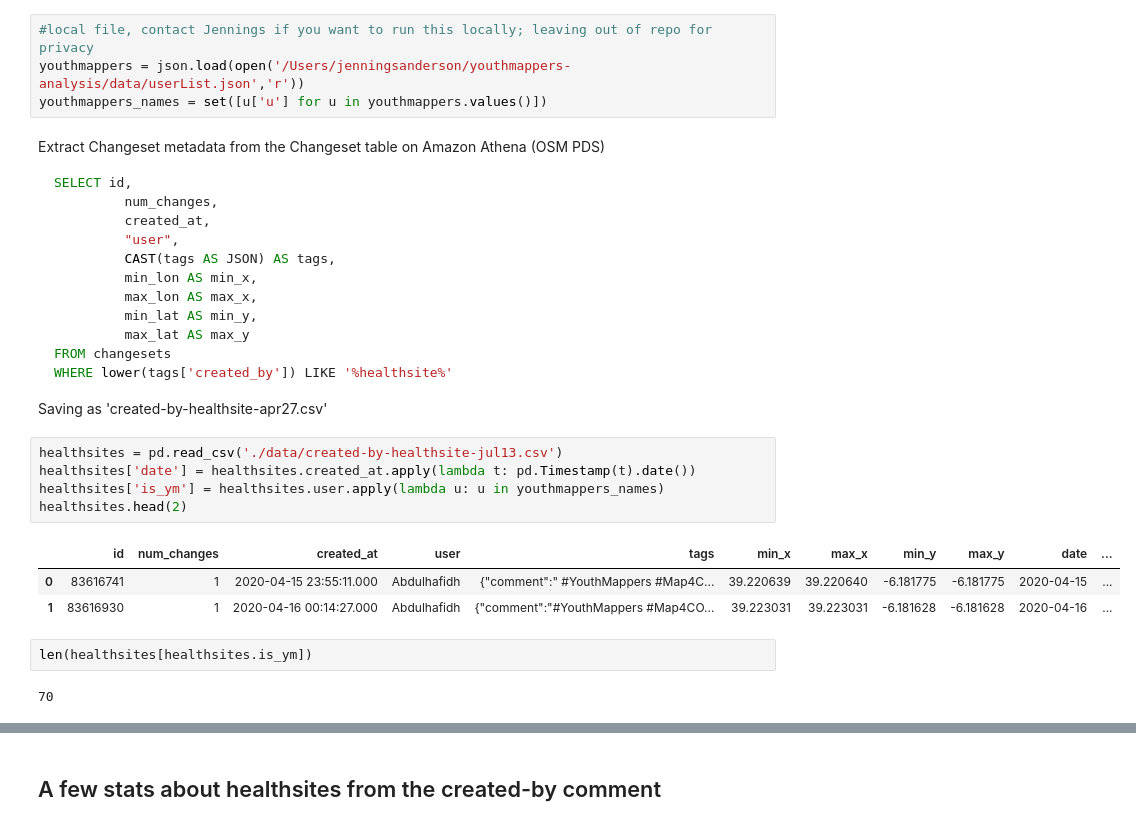
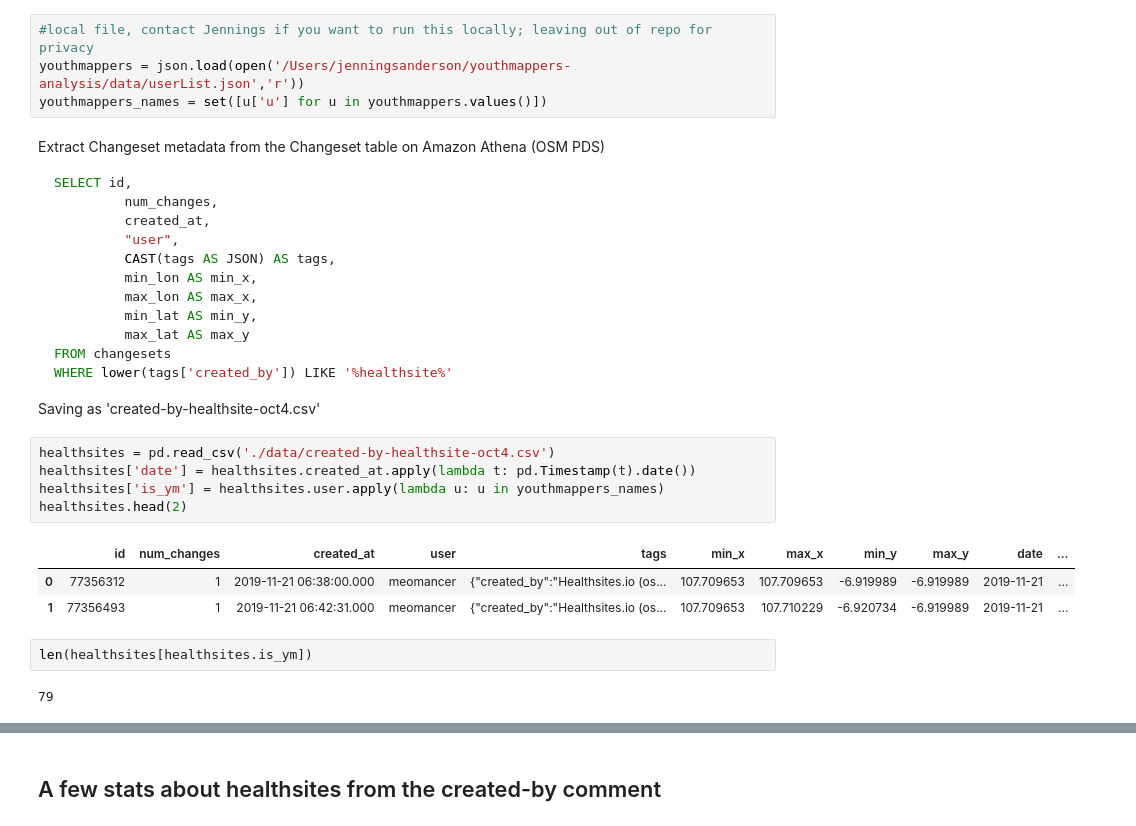
Before and after one commit to youthmappers/healthsites-io, a Jupyter notebook: OSM and Healthsites.io.ipynb, the cells around one changed output, grey strips where cells are left out. Cells and saved outputs as stored; diff of their text form.

````diff
--- a/OSM and Healthsites.io.ipynb
+++ b/OSM and Healthsites.io.ipynb
@@ -27,20 +27,20 @@ SELECT id,
 FROM changesets
 WHERE lower(tags['created_by']) LIKE '%healthsite%'
 ```
-Saving as 'created-by-healthsite-apr27.csv'
+Saving as 'created-by-healthsite-oct4.csv'
 # %%
-healthsites = pd.read_csv('./data/created-by-healthsite-jul13.csv')
+healthsites = pd.read_csv('./data/created-by-healthsite-oct4.csv')
 healthsites['date'] = healthsites.created_at.apply(lambda t: pd.Timestamp(t).date())
 healthsites['is_ym'] = healthsites.user.apply(lambda u: u in youthmappers_names)
 healthsites.head(2)
 # %% [output]
 |  | id | num_changes | created_at | user | tags | min_x | max_x | min_y | max_y | date | ... |
-| 0 | 83616741 | 1 | 2020-04-15 23:55:11.000 | Abdulhafidh | {"comment":" #YouthMappers #Map4C... | 39.220639 | 39.220640 | -6.181775 | -6.181775 | 2020-04-15 | ... |
-| 1 | 83616930 | 1 | 2020-04-16 00:14:27.000 | Abdulhafidh | {"comment":"#YouthMappers #Map4CO... | 39.223031 | 39.223031 | -6.181628 | -6.181628 | 2020-04-16 | ... |
+| 0 | 77356312 | 1 | 2019-11-21 06:38:00.000 | meomancer | {"created_by":"Healthsites.io (os... | 107.709653 | 107.709653 | -6.919989 | -6.919989 | 2019-11-21 | ... |
+| 1 | 77356493 | 1 | 2019-11-21 06:42:31.000 | meomancer | {"created_by":"Healthsites.io (os... | 107.709653 | 107.710229 | -6.920734 | -6.919989 | 2019-11-21 | ... |
 # %%
 len(healthsites[healthsites.is_ym])
 # %% [output]
-70
+79
 # %%
 healthsites['is_ym'] = healthsites.apply(lambda row: 'youthmapper' in row.tags.lower() or row.user in youthmappers_names, axis=1)
 len(healthsites[healthsites.is_ym])
````
Also changed, not shown: parts of 9 cells of this notebook, 1 other file.
